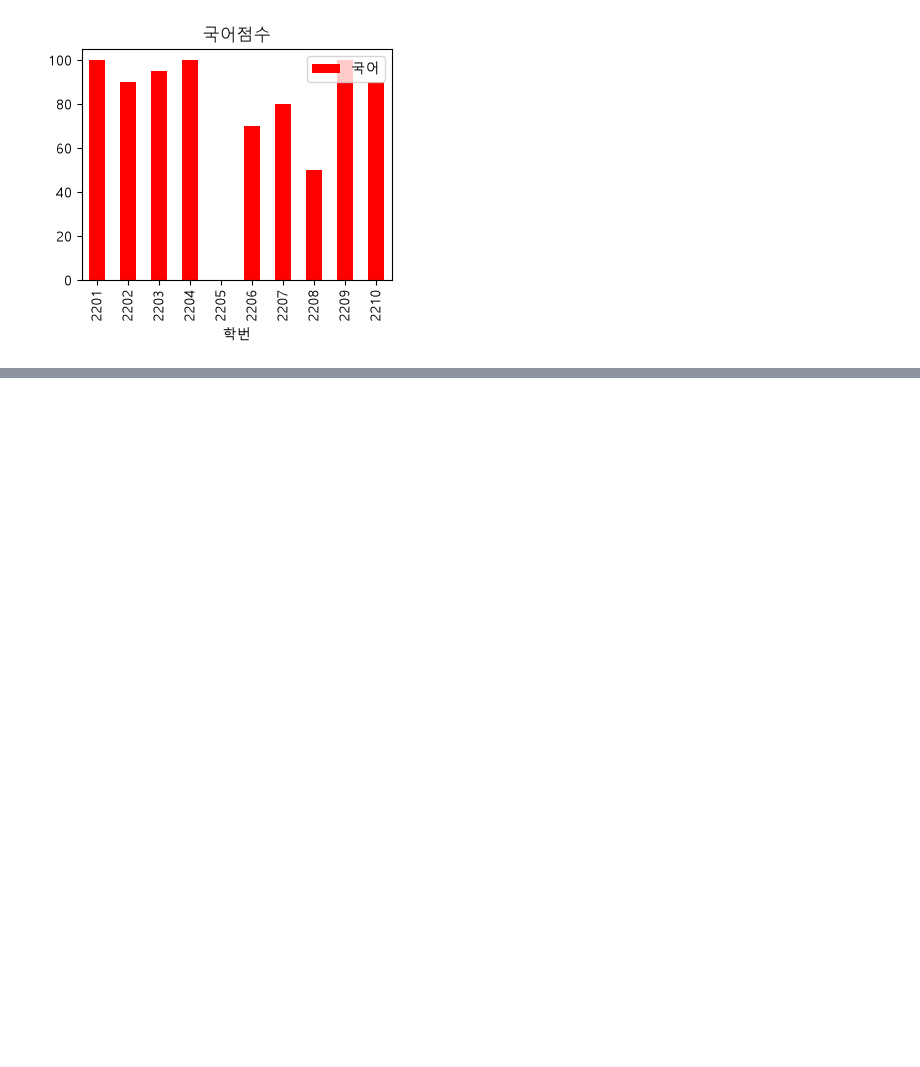
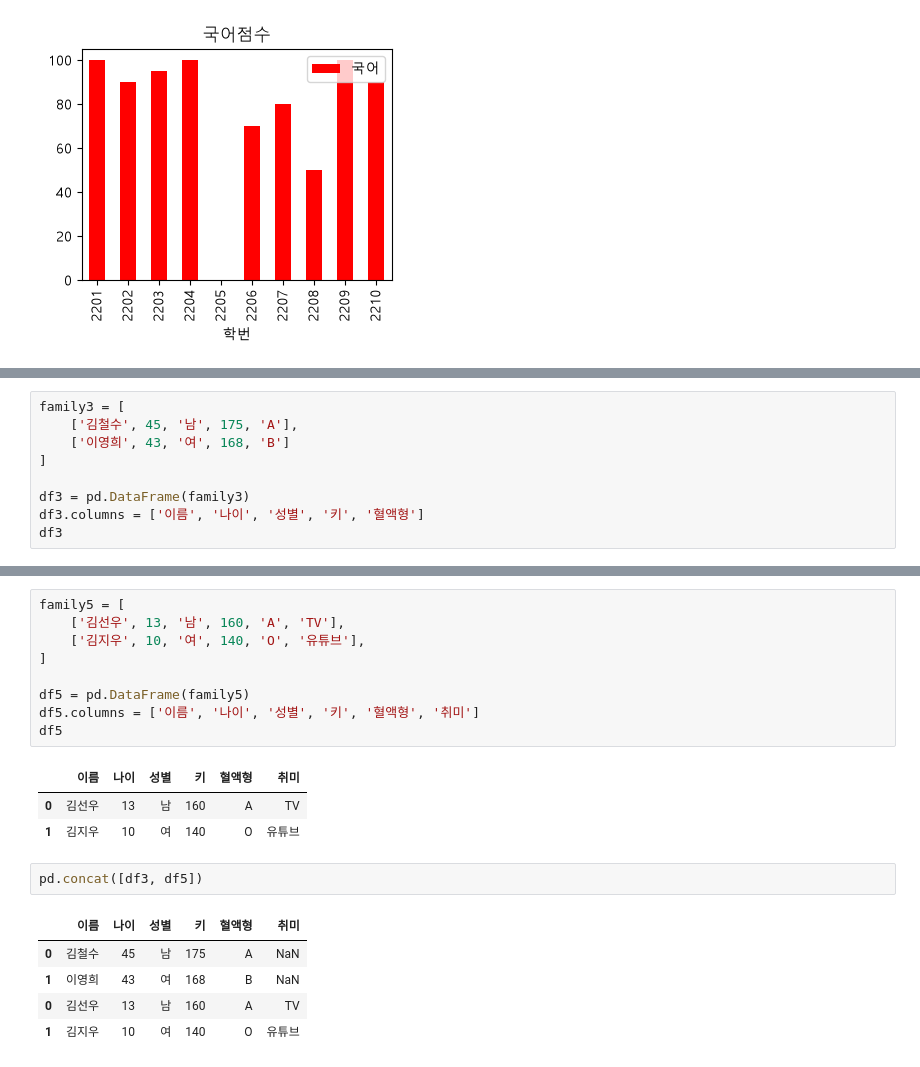
Before and after one commit to ChoongyeolKim/20260616, a Jupyter notebook: src/pandas-exercise.ipynb, the cells around one changed output, grey strips where cells are left out. Drawn from its saved outputs; the diff is of its cells as text; blank space fills up the shorter version.

Commit message:
concat 코드 추가

```diff
--- a/src/pandas-exercise.ipynb
+++ b/src/pandas-exercise.ipynb
@@ -636,0 +650,9 @@ pass
+# %%
+family3 = [
+    ['김철수', 45, '남', 175, 'A'],
+    ['이영희', 43, '여', 168, 'B']
+]
+
+df3 = pd.DataFrame(family3)
+df3.columns = ['이름', '나이', '성별', '키', '혈액형']
+df3
@@ -636,0 +684,21 @@ pass
+# %%
+family5 = [
+    ['김선우', 13, '남', 160, 'A', 'TV'],
+    ['김지우', 10, '여', 140, 'O', '유튜브'],
+]
+
+df5 = pd.DataFrame(family5)
+df5.columns = ['이름', '나이', '성별', '키', '혈액형', '취미']
+df5
+# %% [output]
+|  | 이름 | 나이 | 성별 | 키 | 혈액형 | 취미 |
+| 0 | 김선우 | 13 | 남 | 160 | A | TV |
+| 1 | 김지우 | 10 | 여 | 140 | O | 유튜브 |
+# %%
+pd.concat([df3, df5])
+# %% [output]
+|  | 이름 | 나이 | 성별 | 키 | 혈액형 | 취미 |
+| 0 | 김철수 | 45 | 남 | 175 | A | NaN |
+| 1 | 이영희 | 43 | 여 | 168 | B | NaN |
+| 0 | 김선우 | 13 | 남 | 160 | A | TV |
+| 1 | 김지우 | 10 | 여 | 140 | O | 유튜브 |
```
Also changed, not shown: parts of 10 cells of this notebook.
